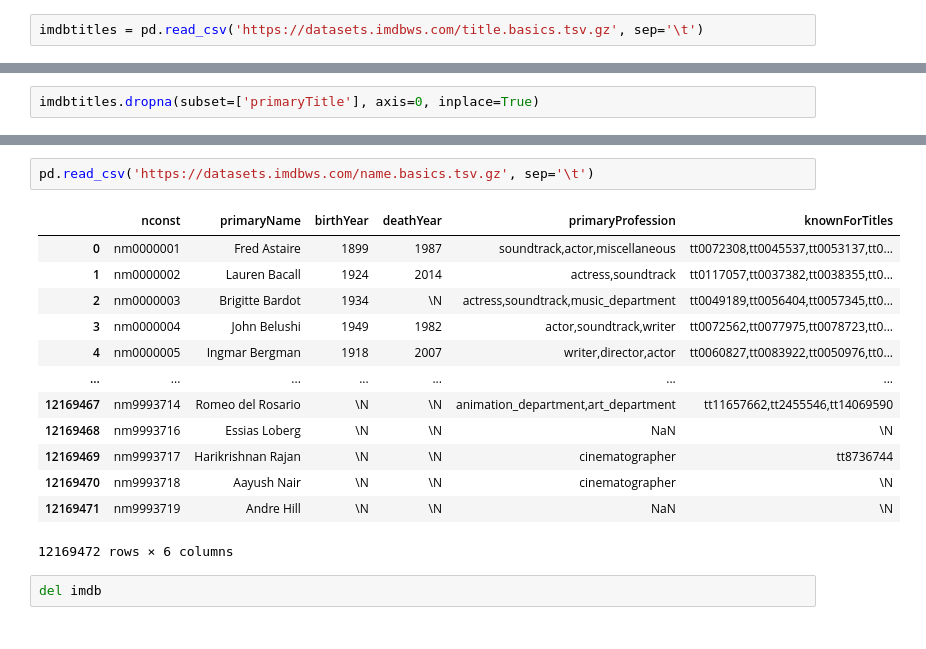
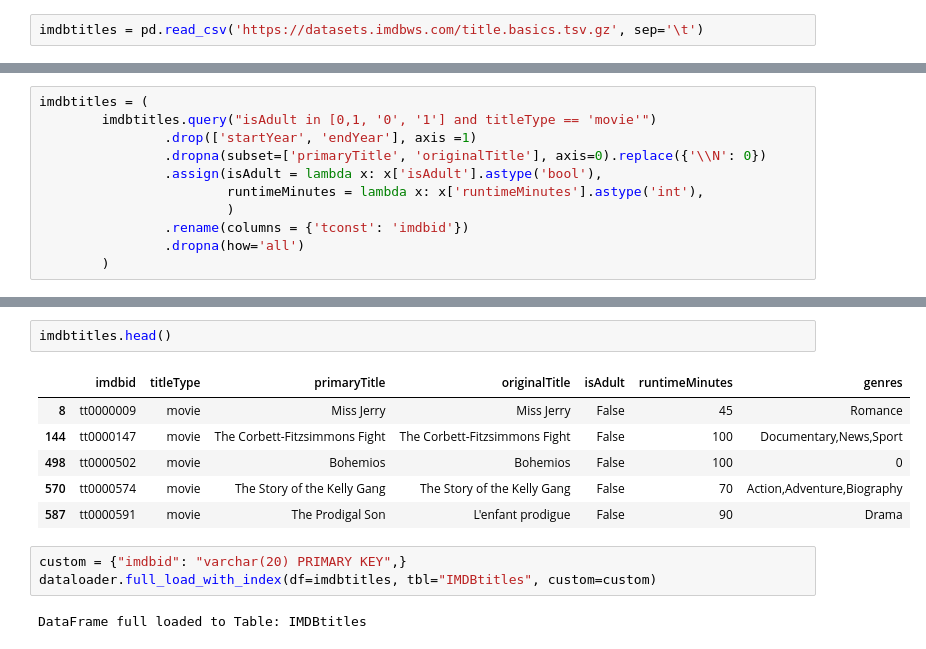
Before and after one commit to ganeshIIT/Movies, a Jupyter notebook: QuickAndDirtyExploration.ipynb, the cells around one changed output, grey strips where cells are left out. Cells and saved outputs as stored; diff of their text form.

```diff
--- a/QuickAndDirtyExploration.ipynb
+++ b/QuickAndDirtyExploration.ipynb
@@ -276,0 +301,11 @@ imdbtitles = pd.read_csv('https://datasets.imdbws.com/title.basics.tsv.gz', sep=
+# %%
+imdbtitles = (
+        imdbtitles.query("isAdult in [0,1, '0', '1'] and titleType == 'movie'")
+                .drop(['startYear', 'endYear'], axis =1)
+                .dropna(subset=['primaryTitle', 'originalTitle'], axis=0).replace({'\\N': 0})
+                .assign(isAdult = lambda x: x['isAdult'].astype('bool'),
+                        runtimeMinutes = lambda x: x['runtimeMinutes'].astype('int'),
+                        )
+                .rename(columns = {'tconst': 'imdbid'})
+                .dropna(how='all')
+        )
@@ -289,3 +351 @@ array(['short', 'movie', 'tvSeries', 'tvShort', 'tvMovie', 'tvEpisode',
-# %%
-imdbtitles.dropna(subset=['primaryTitle'], axis=0, inplace=True)
 # %%
@@ -307,18 +356,14 @@ imdbtitles[(imdbtitles['titleType'] == 'movie')]
-# %%
-pd.read_csv('https://datasets.imdbws.com/name.basics.tsv.gz', sep='\t')
-# %% [output]
-|  | nconst | primaryName | birthYear | deathYear | primaryProfession | knownForTitles |
-| 0 | nm0000001 | Fred Astaire | 1899 | 1987 | soundtrack,actor,miscellaneous | tt0072308,tt0045537,tt0053137,tt0... |
-| 1 | nm0000002 | Lauren Bacall | 1924 | 2014 | actress,soundtrack | tt0117057,tt0037382,tt0038355,tt0... |
-| 2 | nm0000003 | Brigitte Bardot | 1934 | \N | actress,soundtrack,music_department | tt0049189,tt0056404,tt0057345,tt0... |
-| 3 | nm0000004 | John Belushi | 1949 | 1982 | actor,soundtrack,writer | tt0072562,tt0077975,tt0078723,tt0... |
-| 4 | nm0000005 | Ingmar Bergman | 1918 | 2007 | writer,director,actor | tt0060827,tt0083922,tt0050976,tt0... |
-| ... | ... | ... | ... | ... | ... | ... |
-| 12169467 | nm9993714 | Romeo del Rosario | \N | \N | animation_department,art_department | tt11657662,tt2455546,tt14069590 |
-| 12169468 | nm9993716 | Essias Loberg | \N | \N | NaN | \N |
-| 12169469 | nm9993717 | Harikrishnan Rajan | \N | \N | cinematographer | tt8736744 |
-| 12169470 | nm9993718 | Aayush Nair | \N | \N | cinematographer | \N |
-| 12169471 | nm9993719 | Andre Hill | \N | \N | NaN | \N |
-12169472 rows × 6 columns
-# %%
-del imdb
+# %%
+imdbtitles.head()
+# %% [output]
+|  | imdbid | titleType | primaryTitle | originalTitle | isAdult | runtimeMinutes | genres |
+| 8 | tt0000009 | movie | Miss Jerry | Miss Jerry | False | 45 | Romance |
+| 144 | tt0000147 | movie | The Corbett-Fitzsimmons Fight | The Corbett-Fitzsimmons Fight | False | 100 | Documentary,News,Sport |
+| 498 | tt0000502 | movie | Bohemios | Bohemios | False | 100 | 0 |
+| 570 | tt0000574 | movie | The Story of the Kelly Gang | The Story of the Kelly Gang | False | 70 | Action,Adventure,Biography |
+| 587 | tt0000591 | movie | The Prodigal Son | L'enfant prodigue | False | 90 | Drama |
+# %%
+custom = {"imdbid": "varchar(20) PRIMARY KEY",}
+dataloader.full_load_with_index(df=imdbtitles, tbl="IMDBtitles", custom=custom)
+# %% [output]
+DataFrame full loaded to Table: IMDBtitles
```
Also changed, not shown: parts of 9 cells of this notebook, 6 other files.
